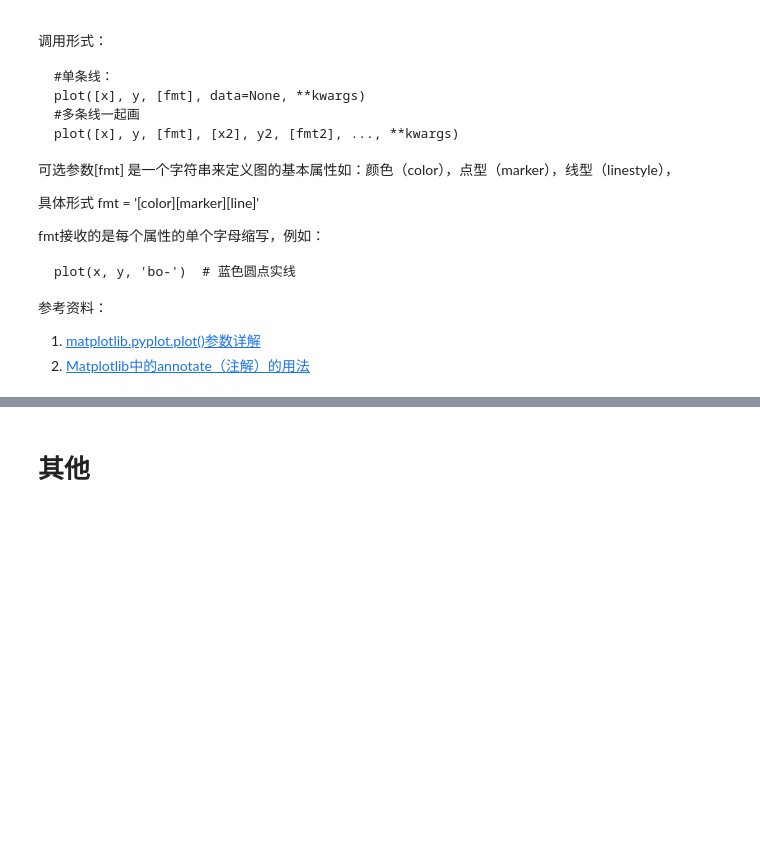
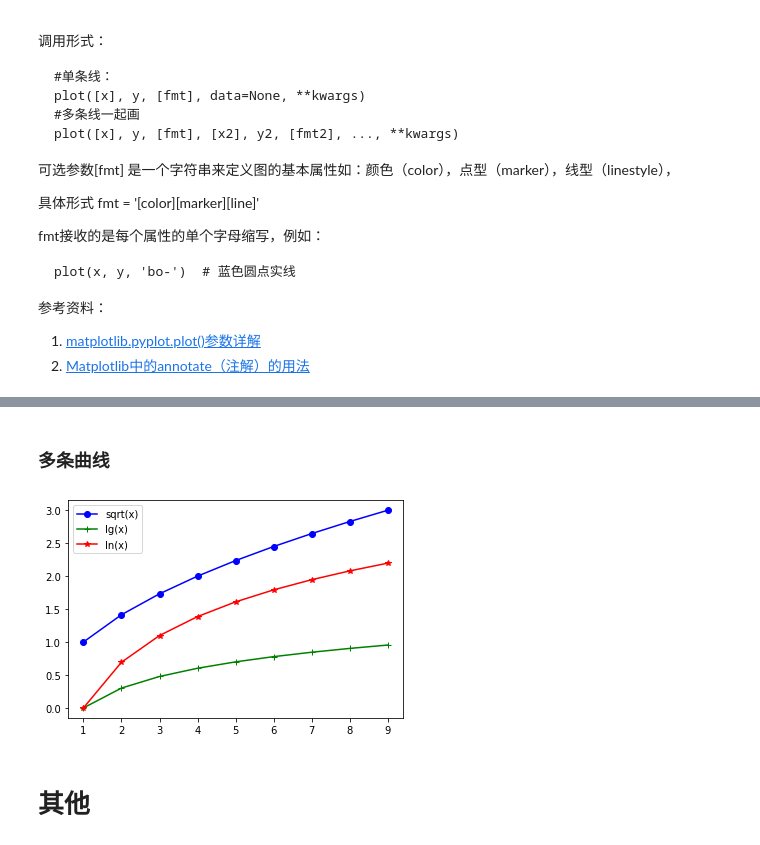
Before and after one commit to Kangjiabao123/GoogleColab, a Jupyter notebook: data_analysis/matpltlib.ipynb, the cells around one changed output, grey strips where cells are left out. Saved outputs shown, nothing was run; the diff lists cells and outputs as text; code cells hidden in the pictures; blank space fills up the shorter version.

```diff
--- a/data_analysis/matpltlib.ipynb
+++ b/data_analysis/matpltlib.ipynb
@@ -75,3 +88,23 @@ plot(x, y, 'bo-')  # 蓝色圆点实线
+# %% [markdown]
+### 多条曲线
+# %%
+import numpy as np
+import matplotlib.pyplot as plt
+
+x = np.arange(1, 10)
+y1 = np.sqrt(x)
+y2 = np.log10(x)
+y_log = np.log(x)  # 默认底数为e
+
+plt.plot(x, y1, 'bo-', label='sqrt(x)')
+plt.plot(x, y2, 'g+-', label='lg(x)')
+plt.plot(x, y_log, 'r*-', label='ln(x)')
+
+plt.legend()  # 让图例生效
+
+plt.show()
+# %% [output]
+[figure, added]
 # %% [markdown]
 # 其他
 # %% [markdown]
```
Also changed, not shown: parts of 1 cell of this notebook.
